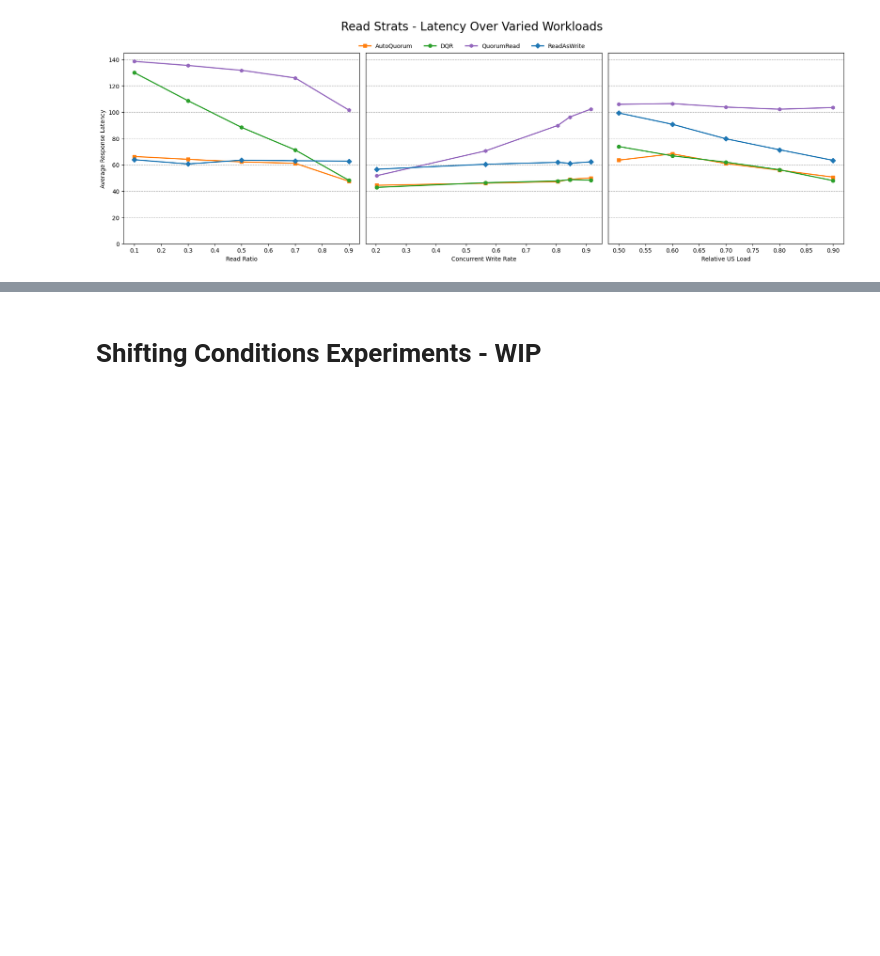
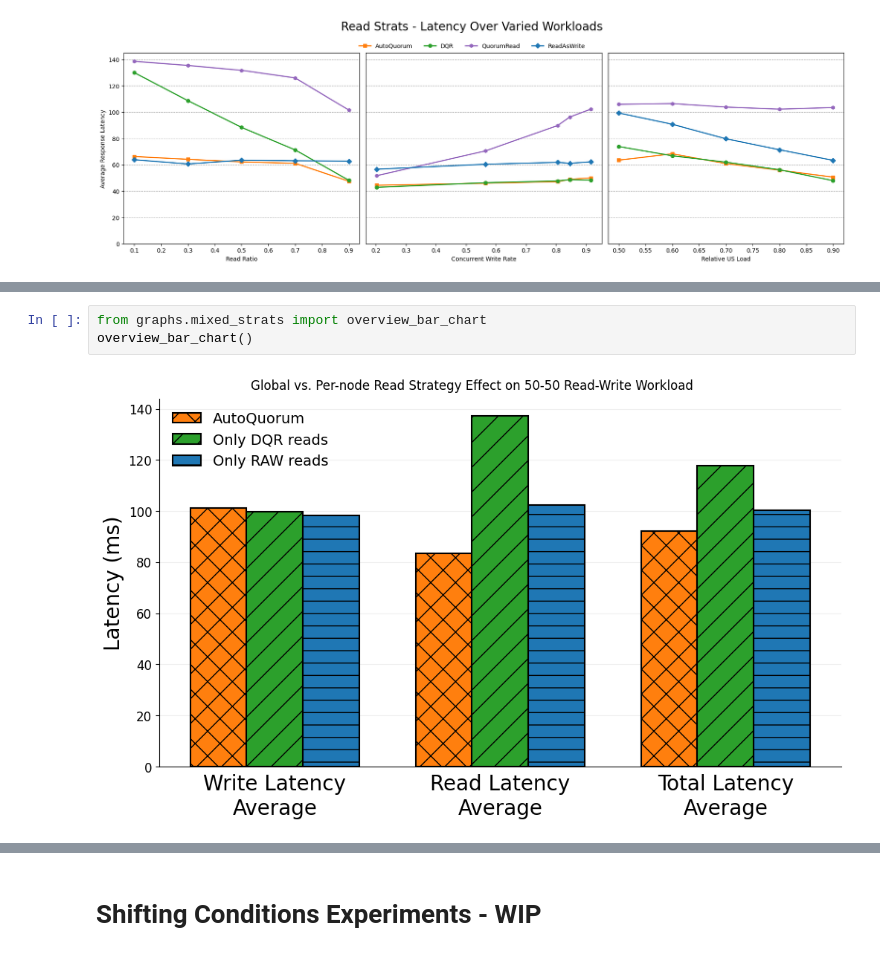
Before and after one commit to kevin-harrison/auto-quorum, a Jupyter notebook: benchmarks/graph_experiments.ipynb, the cells around one changed output, grey strips where cells are left out. Drawn from its saved outputs; the diff is of its cells as text; blank space fills up the shorter version.

```diff
--- a/benchmarks/graph_experiments.ipynb
+++ b/benchmarks/graph_experiments.ipynb
@@ -45,0 +89,5 @@ graph_read_strats_over_workloads()
+# %%
+from graphs.mixed_strats import overview_bar_chart
+overview_bar_chart()
+# %% [output]
+[figure, added]
```
Also changed, not shown: parts of 20 cells of this notebook, 9 other files.
